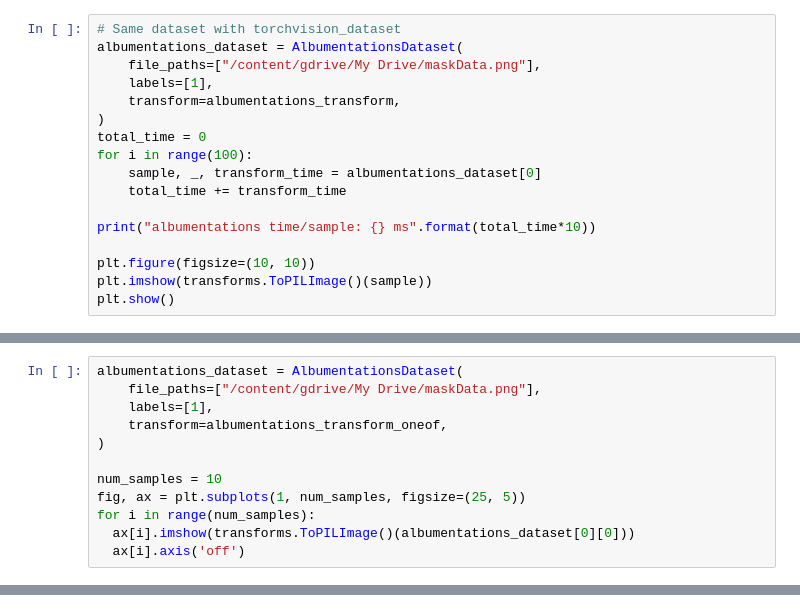
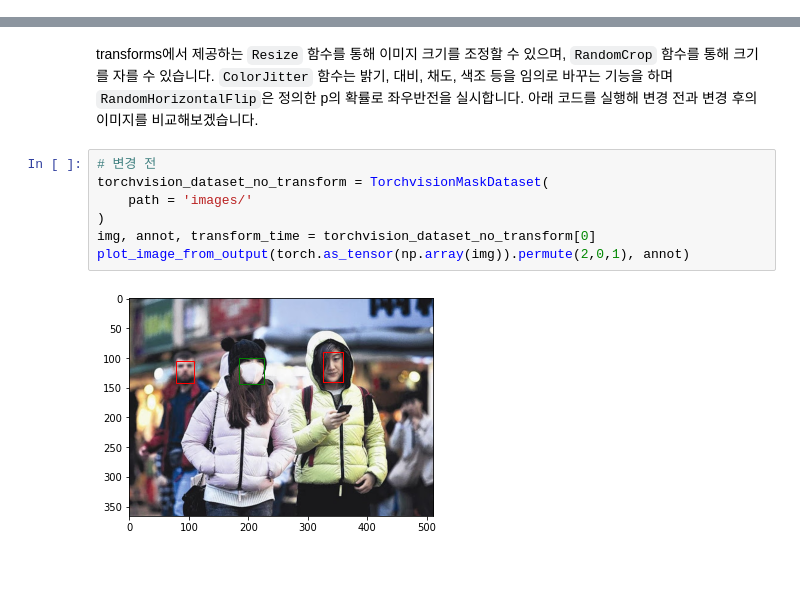
Before and after one commit to kakao-gray-great/FACE_MASK-Detection, a Jupyter notebook: Ch3_데이터_전처리.ipynb, the cells around one changed output, grey strips where cells are left out. Drawn from its saved outputs; the diff is of its cells as text; blank space fills up the shorter version.

```diff
--- a/Ch3_데이터_전처리.ipynb
+++ b/Ch3_데이터_전처리.ipynb
@@ -140,17 +2,0 @@ albumentations_transform = albumentations.Compose([
-# %%
-# Same dataset with torchvision_dataset
-albumentations_dataset = AlbumentationsDataset(
-    file_paths=["/content/gdrive/My Drive/maskData.png"],
-    labels=[1],
-    transform=albumentations_transform,
-)
-total_time = 0
-for i in range(100):
-    sample, _, transform_time = albumentations_dataset[0]
-    total_time += transform_time
-
-print("albumentations time/sample: {} ms".format(total_time*10))
-
-plt.figure(figsize=(10, 10))
-plt.imshow(transforms.ToPILImage()(sample))
-plt.show()
@@ -187,12 +2,0 @@ Image Augmentation이 잘 적용된 것을 확인할 수 있습니다.
-# %%
-albumentations_dataset = AlbumentationsDataset(
-    file_paths=["/content/gdrive/My Drive/maskData.png"],
-    labels=[1],
-    transform=albumentations_transform_oneof,
-)
-
-num_samples = 10
-fig, ax = plt.subplots(1, num_samples, figsize=(25, 5))
-for i in range(num_samples):
-  ax[i].imshow(transforms.ToPILImage()(albumentations_dataset[0][0]))
-  ax[i].axis('off')
@@ -200,0 +198,11 @@ for i in range(num_samples):
+# %% [markdown]
+transforms에서 제공하는 `Resize` 함수를 통해 이미지 크기를 조정할 수 있으며, `RandomCrop` 함수를 통해 크기를 자를 수 있습니다. `ColorJitter` 함수는 밝기, 대비, 채도, 색조 등을 임의로 바꾸는 기능을 하며 `RandomHorizontalFlip`은 정의한 p의 확률로 좌우반전을 실시합니다. 아래 코드를 실행해 변경 전과 변경 후의 이미지를 비교해보겠습니다.
+# %%
+# 변경 전
+torchvision_dataset_no_transform = TorchvisionMaskDataset(
+    path = 'images/'
+)
+img, annot, transform_time = torchvision_dataset_no_transform[0]
+plot_image_from_output(torch.as_tensor(np.array(img)).permute(2,0,1), annot)
+# %% [output]
+[figure, added]
```
Also changed, not shown: parts of 67 cells of this notebook.
